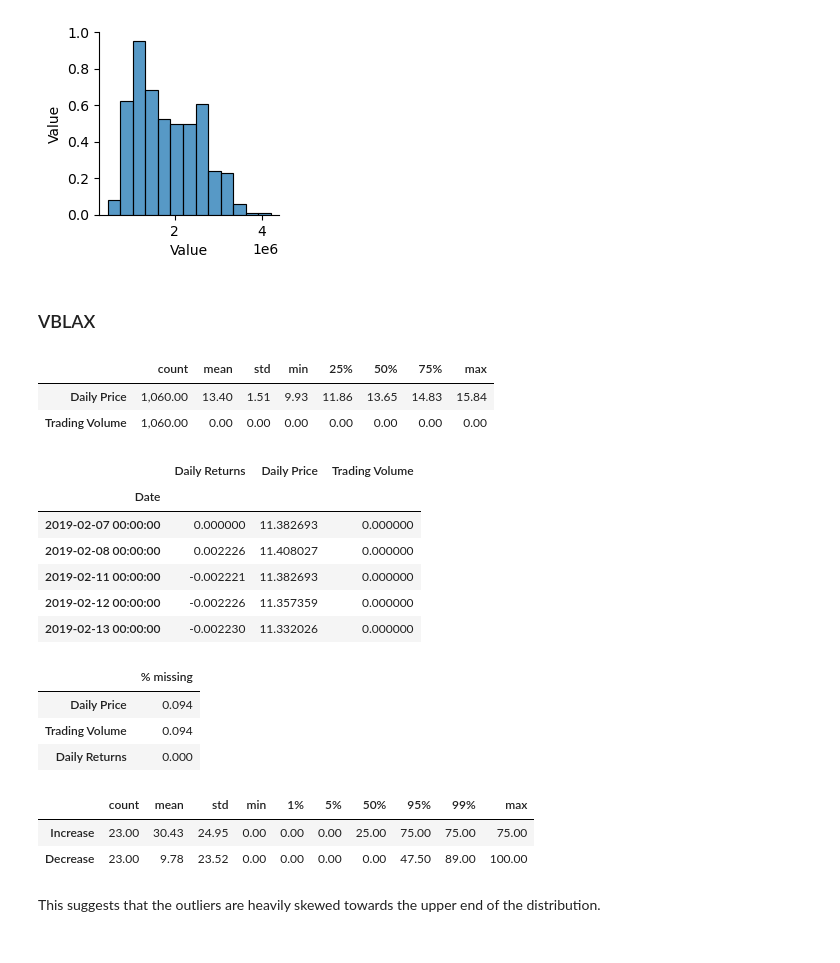
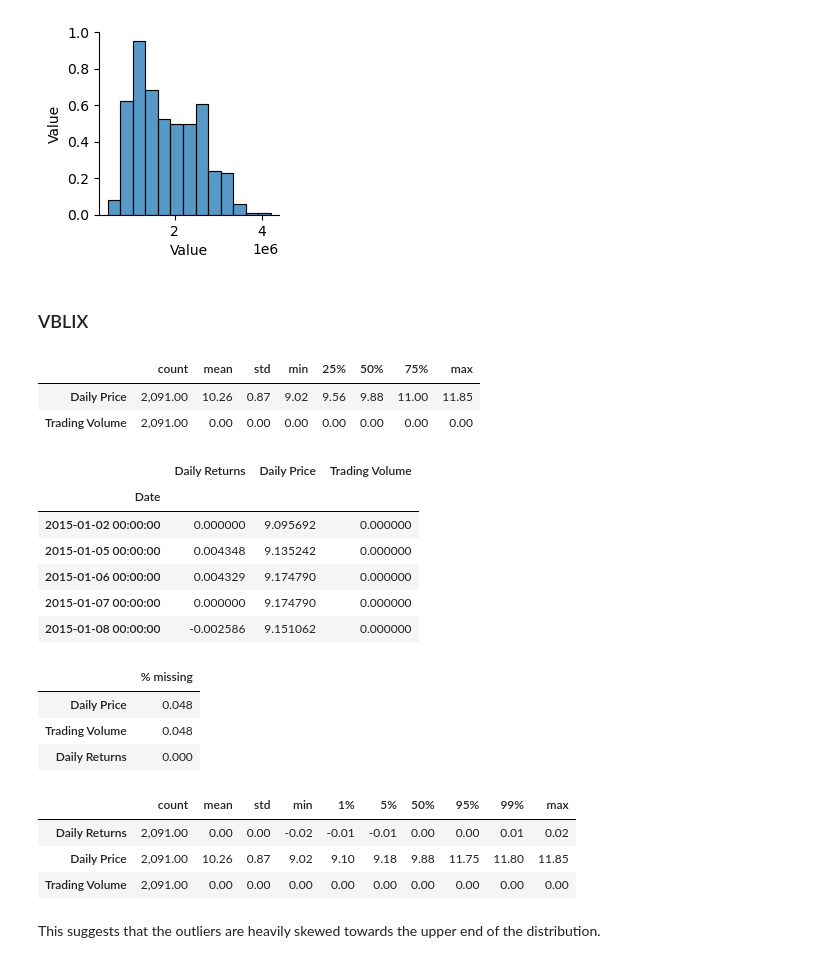
Before and after one commit to mab923/finalteamproject, a Jupyter notebook: Load_Data.ipynb, the cells around one changed output. Drawn from its saved outputs; the diff is of its cells as text; code cells hidden in the pictures.

```diff
--- a/Load_Data.ipynb
+++ b/Load_Data.ipynb
@@ -96,0 +87,8 @@ Vblax = pd.DataFrame({'Daily Returns': daily_returns, 'Daily Price': daily_price
+# %%
+stock_prices = yf.download('VBILX', start=start, end=end)
+
+daily_returns = stock_prices['Adj Close'].pct_change().fillna(0)
+daily_price = stock_prices['Adj Close']
+daily_returns['Volume'] = stock_prices['Volume']
+
+Vbilx = pd.DataFrame({'Daily Returns': daily_returns, 'Daily Price': daily_price, 'Trading Volume': stock_prices['Volume']})
@@ -328,30 +328,30 @@ plt.show()
 # %% [output]
 [figure]
 # %% [markdown]
-### VBLAX
+### VBLIX
 # %%
-Vblax.describe().T.style.format('{:,.2f}')
+Vbilx.describe().T.style.format('{:,.2f}')
 # %% [output]
 |  | count | mean | std | min | 25% | 50% | 75% | max |
-| Daily Price | 1,060.00 | 13.40 | 1.51 | 9.93 | 11.86 | 13.65 | 14.83 | 15.84 |
-| Trading Volume | 1,060.00 | 0.00 | 0.00 | 0.00 | 0.00 | 0.00 | 0.00 | 0.00 |
+| Daily Price | 2,091.00 | 10.26 | 0.87 | 9.02 | 9.56 | 9.88 | 11.00 | 11.85 |
+| Trading Volume | 2,091.00 | 0.00 | 0.00 | 0.00 | 0.00 | 0.00 | 0.00 | 0.00 |
 # %%
-Vblax.head().style
+Vbilx.head().style
 # %% [output]
 |  | Daily Returns | Daily Price | Trading Volume |
 | Date |  |  |  |
-| 2019-02-07 00:00:00 | 0.000000 | 11.382693 | 0.000000 |
-| 2019-02-08 00:00:00 | 0.002226 | 11.408027 | 0.000000 |
-| 2019-02-11 00:00:00 | -0.002221 | 11.382693 | 0.000000 |
-| 2019-02-12 00:00:00 | -0.002226 | 11.357359 | 0.000000 |
-| 2019-02-13 00:00:00 | -0.002230 | 11.332026 | 0.000000 |
+| 2015-01-02 00:00:00 | 0.000000 | 9.095692 | 0.000000 |
+| 2015-01-05 00:00:00 | 0.004348 | 9.135242 | 0.000000 |
+| 2015-01-06 00:00:00 | 0.004329 | 9.174790 | 0.000000 |
+| 2015-01-07 00:00:00 | 0.000000 | 9.174790 | 0.000000 |
+| 2015-01-08 00:00:00 | -0.002586 | 9.151062 | 0.000000 |
 # %%
 # Missing values
 (
     ( # these lines do the calculation - what % of missing values are there for each var
-        Vblax.isna()
+        Vbilx.isna()
        .sum(axis=0)
-        /len(Vblax)       # convert # missing to % missing
+        /len(Vbilx)       # convert # missing to % missing
         *100            # report as percentage
     )
     .sort_values(ascending=False)
@@ -360,24 +360,25 @@ Vblax.head().style
 )
 # %% [output]
 |  | % missing |
-| Daily Price | 0.094 |
-| Trading Volume | 0.094 |
+| Daily Price | 0.048 |
+| Trading Volume | 0.048 |
 | Daily Returns | 0.000 |
 # %%
 # cleaning for missing data
-Vblax.dropna(inplace=True)
+Vbilx.dropna(inplace=True)
 # %%
 # Convert to numeric
-Vblax['Daily Returns'] = Vblax['Daily Returns'].astype(float)
+Vbilx['Daily Returns'] = Vbilx['Daily Returns'].astype(float)
 
-Vblax['Trading Volume'] = Vblax['Trading Volume'].astype(float)
+Vbilx['Trading Volume'] = Vbilx['Trading Volume'].astype(float)
 # %%
 # Outliers
-rates.describe(percentiles=[.01,.05,.95,.99]).T.style.format('{:,.2f}')
+Vbilx.describe(percentiles=[.01,.05,.95,.99]).T.style.format('{:,.2f}')
 # %% [output]
 |  | count | mean | std | min | 1% | 5% | 50% | 95% | 99% | max |
-| Increase | 23.00 | 30.43 | 24.95 | 0.00 | 0.00 | 0.00 | 25.00 | 75.00 | 75.00 | 75.00 |
-| Decrease | 23.00 | 9.78 | 23.52 | 0.00 | 0.00 | 0.00 | 0.00 | 47.50 | 89.00 | 100.00 |
+| Daily Returns | 2,091.00 | 0.00 | 0.00 | -0.02 | -0.01 | -0.01 | 0.00 | 0.00 | 0.01 | 0.02 |
+| Daily Price | 2,091.00 | 10.26 | 0.87 | 9.02 | 9.10 | 9.18 | 9.88 | 11.75 | 11.80 | 11.85 |
+| Trading Volume | 2,091.00 | 0.00 | 0.00 | 0.00 | 0.00 | 0.00 | 0.00 | 0.00 | 0.00 | 0.00 |
 # %% [markdown]
 This suggests that the outliers are heavily skewed towards the upper end of the distribution.
 # %%
```
Also changed, not shown: parts of 10 cells of this notebook, 3 other files.
